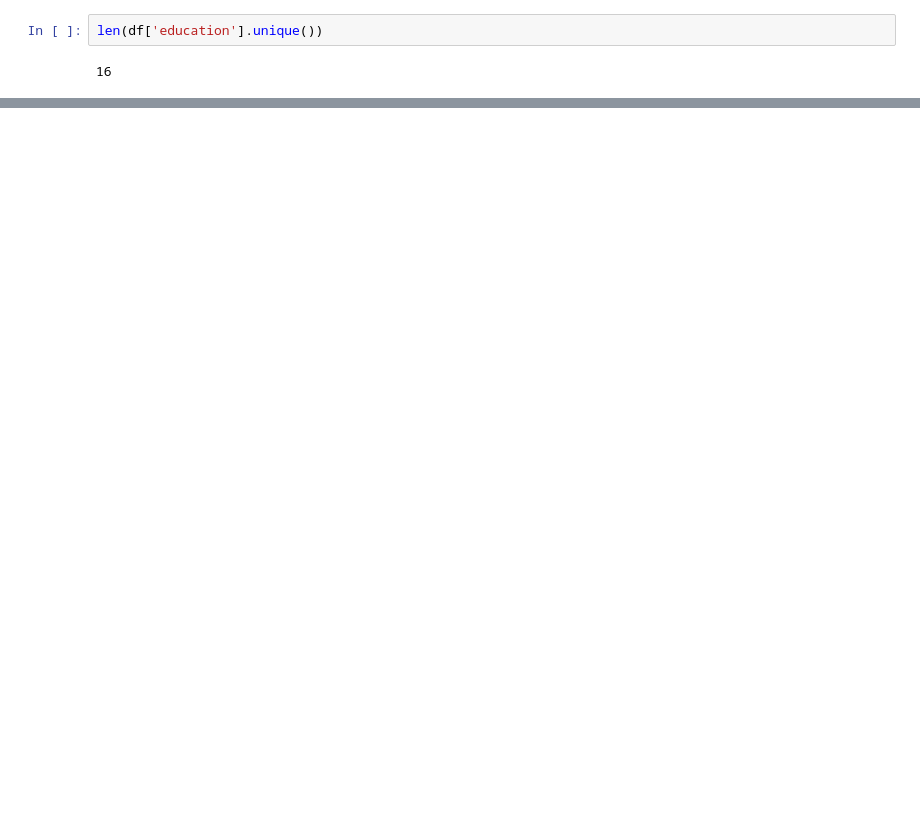
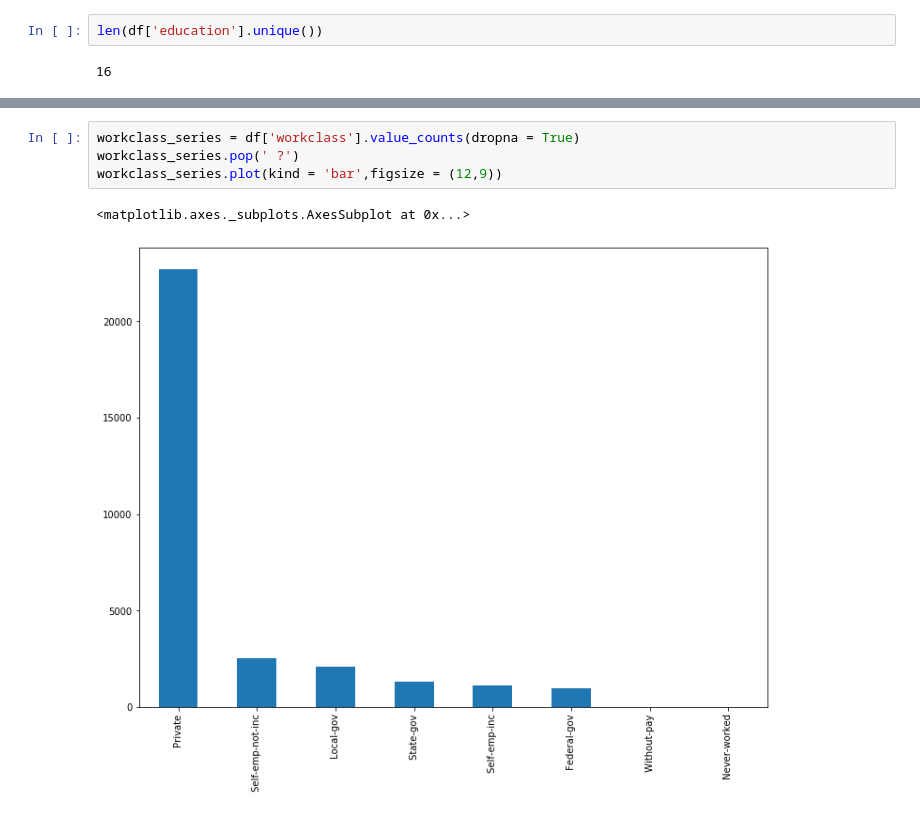
Before and after one commit to chandratop/IDS-Project, a Jupyter notebook: Untitled.ipynb, the cells around one changed output, grey strips where cells are left out. Cells and saved outputs as stored; diff of their text form; blank space fills up the shorter version.

```diff
--- a/Untitled.ipynb
+++ b/Untitled.ipynb
@@ -58,0 +70,7 @@ len(df['education'].unique())
+# %%
+workclass_series = df['workclass'].value_counts(dropna = True)
+workclass_series.pop(' ?')
+workclass_series.plot(kind = 'bar',figsize = (12,9))
+# %% [output]
+<matplotlib.axes._subplots.AxesSubplot at 0x...>
+[figure, added]
```
Also changed, not shown: parts of 29 cells of this notebook, 1 other file.
